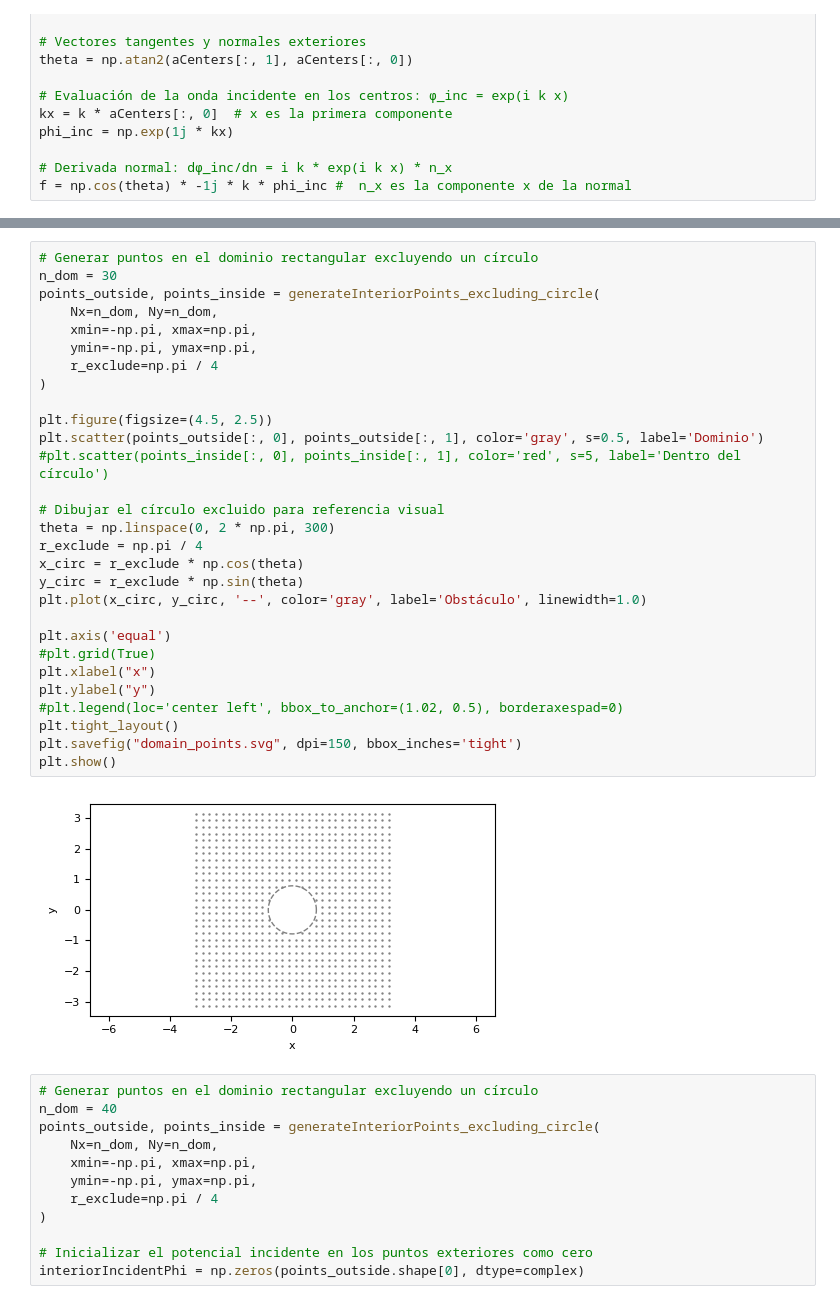
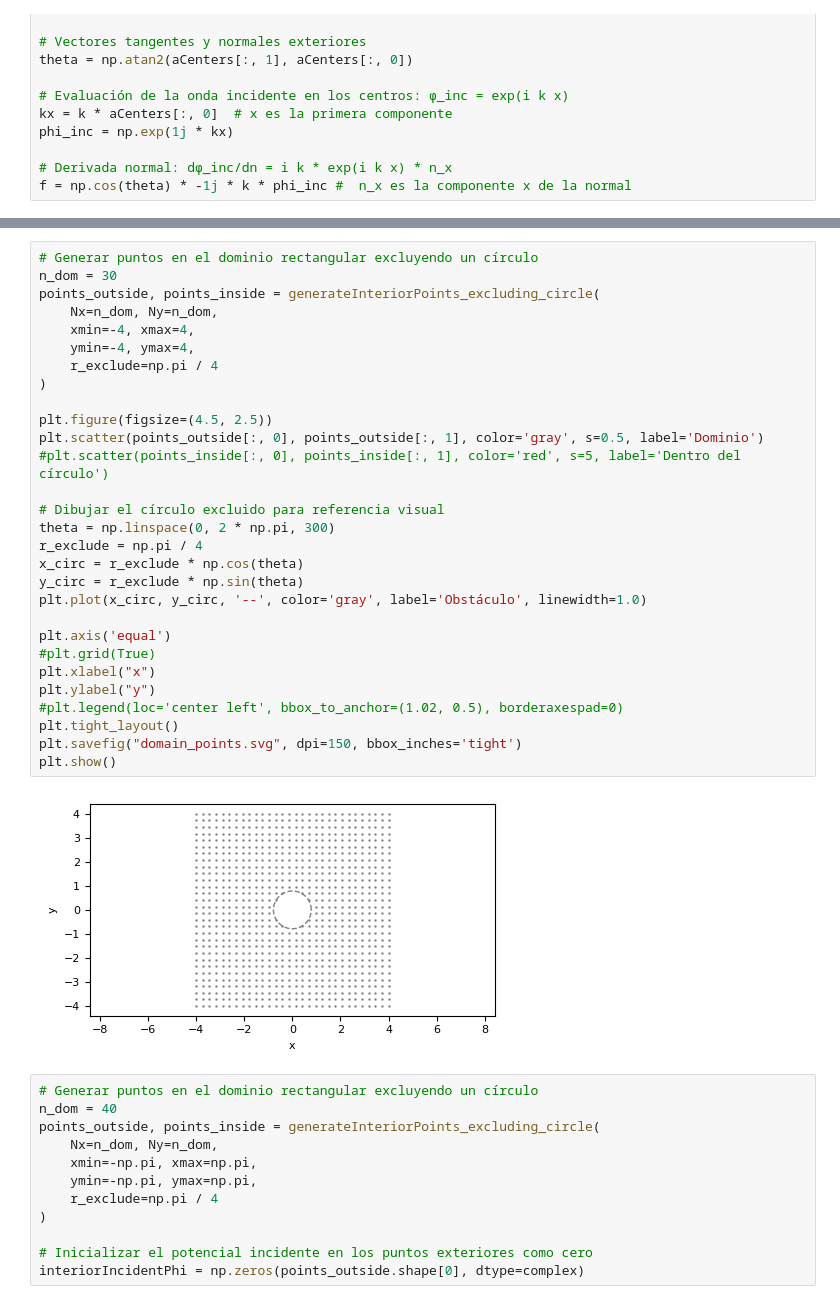
Before and after one commit to oscar-rincon/curso_bem, a Jupyter notebook: proyecto/test_problem_4 (1).ipynb, the cells around one changed output, grey strips where cells are left out. Saved outputs shown, nothing was run; the diff lists cells and outputs as text.

```diff
--- a/proyecto/test_problem_4 (1).ipynb
+++ b/proyecto/test_problem_4 (1).ipynb
@@ -145,34 +197,34 @@ plot_edges_and_field(aVertex, aElement, aCenters, f, integration_points=points_o
 # %%
 # Generar puntos en el dominio rectangular excluyendo un círculo
 n_dom = 30
 points_outside, points_inside = generateInteriorPoints_excluding_circle(
     Nx=n_dom, Ny=n_dom,
-    xmin=-np.pi, xmax=np.pi,
-    ymin=-np.pi, ymax=np.pi,
+    xmin=-4, xmax=4,
+    ymin=-4, ymax=4,
     r_exclude=np.pi / 4
 )
 
 plt.figure(figsize=(4.5, 2.5))
 plt.scatter(points_outside[:, 0], points_outside[:, 1], color='gray', s=0.5, label='Dominio')
 #plt.scatter(points_inside[:, 0], points_inside[:, 1], color='red', s=5, label='Dentro del círculo')
 
 # Dibujar el círculo excluido para referencia visual
 theta = np.linspace(0, 2 * np.pi, 300)
 r_exclude = np.pi / 4
 x_circ = r_exclude * np.cos(theta)
 y_circ = r_exclude * np.sin(theta)
 plt.plot(x_circ, y_circ, '--', color='gray', label='Obstáculo', linewidth=1.0)
 
 plt.axis('equal')
 #plt.grid(True)
 plt.xlabel("x")
 plt.ylabel("y")
 #plt.legend(loc='center left', bbox_to_anchor=(1.02, 0.5), borderaxespad=0)
 plt.tight_layout()
 plt.savefig("domain_points.svg", dpi=150, bbox_inches='tight')
 plt.show()
 # %% [output]
-[figure, old version]
+[figure, new version]
 # %%
 # Generar puntos en el dominio rectangular excluyendo un círculo
 n_dom = 40
```
Also changed, not shown: parts of 4 cells of this notebook.
